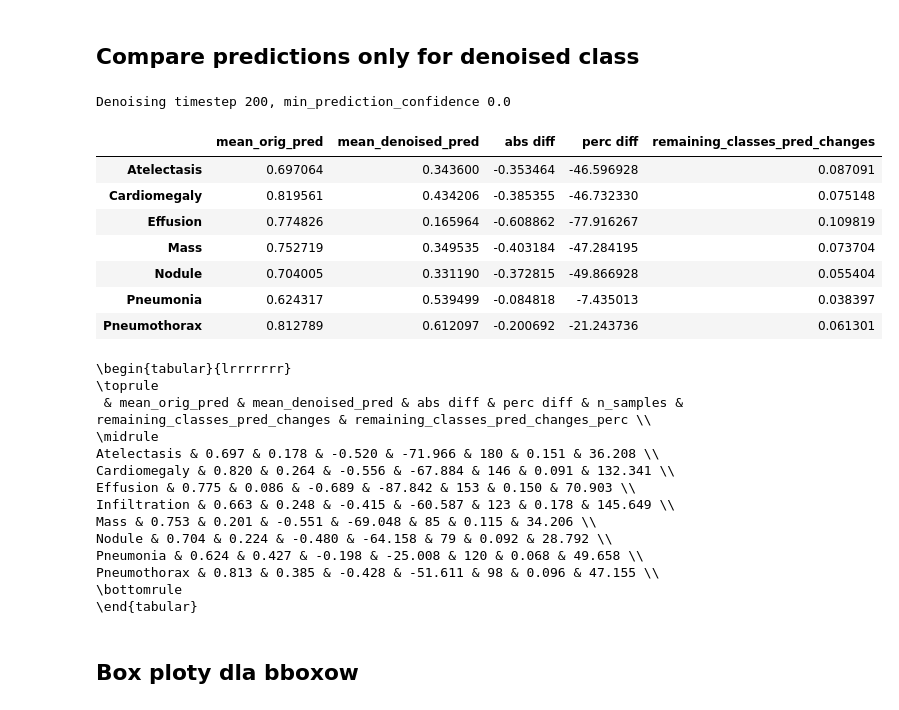
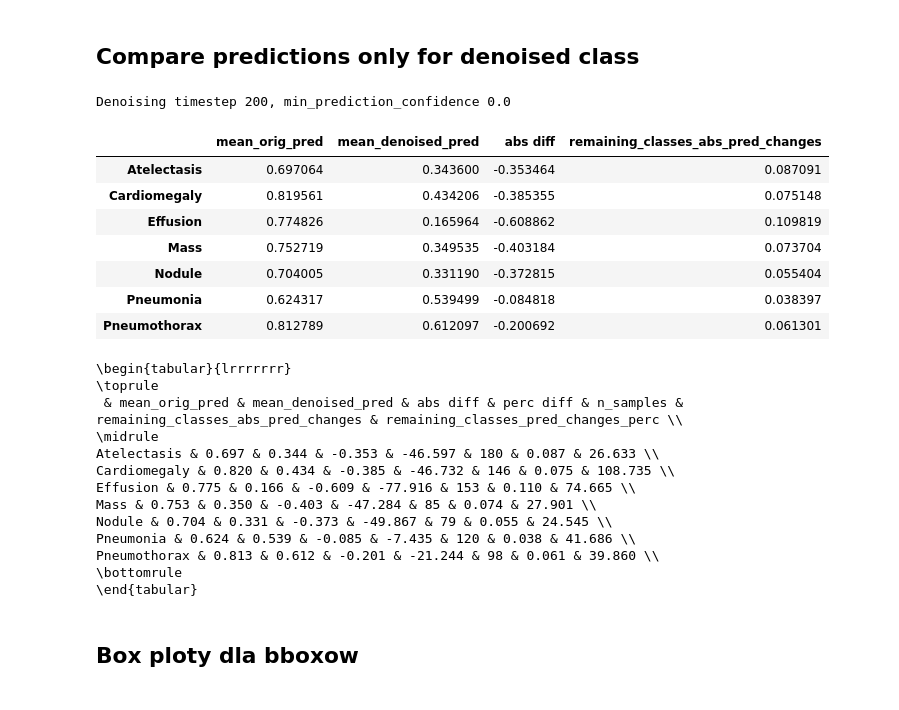
Before and after one commit to pskiers/Joint-Diffusion-in-Latent-Space, a Jupyter notebook: jk_sample_with_guidance_simple.ipynb, the cells around one changed output. Cells and saved outputs as stored; diff of their text form; code cells hidden in the pictures.

```diff
--- a/jk_sample_with_guidance_simple.ipynb
+++ b/jk_sample_with_guidance_simple.ipynb
@@ -25,5 +28,5 @@ print(len(x_samples))
 # %%
-idx_from_batch = 12
+idx_from_batch = 19
 fig, axes = plt.subplots(1, 3, figsize=(20, 15))
 
 
@@ -271,11 +277,11 @@ for cl_index, class_ in tqdm(enumerate(cl_list)):
 
         data_one_class.append([ref_pred.mean(), guided_pred.mean(), diff_raw, diff_perc, n_samples, remaining_classes_pred_diff, remaining_classes_pred_diff_perc])
 
-        del transformed_img_ref
-        del transformed_denoised_guided
-        del output_ref
-        del output_guided
-        del mask
+        # del transformed_img_ref
+        # del transformed_denoised_guided
+        # del output_ref
+        # del output_guided
+        # del mask
         torch.cuda.empty_cache()
     except:
        pass
@@ -301,34 +309,33 @@ Denoising timestep 200, min_prediction_confidence 0.0
 # %%
 print(f"Denoising timestep {T}, min_prediction_confidence {min_prediction_confidence}")
 df=pandas.DataFrame(data_one_class, columns=["mean_orig_pred", "mean_denoised_pred","abs diff", \
-    "perc diff", "n_samples", "remaining_classes_pred_changes", "remaining_classes_pred_changes_perc"], index=indexes)
+    "perc diff", "n_samples", "remaining_classes_abs_pred_changes", "remaining_classes_pred_changes_perc"], index=indexes)
 df= df.applymap(lambda x: x.item())
-df.drop(columns=[ "n_samples","remaining_classes_pred_changes_perc"]) #not really informative
+df.drop(columns=[ "n_samples","remaining_classes_pred_changes_perc","perc diff"]) #not really informative
 # %% [output]
 Denoising timestep 200, min_prediction_confidence 0.0
-|  | mean_orig_pred | mean_denoised_pred | abs diff | perc diff | remaining_classes_pred_changes |
-| Atelectasis | 0.697064 | 0.343600 | -0.353464 | -46.596928 | 0.087091 |
-| Cardiomegaly | 0.819561 | 0.434206 | -0.385355 | -46.732330 | 0.075148 |
-| Effusion | 0.774826 | 0.165964 | -0.608862 | -77.916267 | 0.109819 |
-| Mass | 0.752719 | 0.349535 | -0.403184 | -47.284195 | 0.073704 |
-| Nodule | 0.704005 | 0.331190 | -0.372815 | -49.866928 | 0.055404 |
-| Pneumonia | 0.624317 | 0.539499 | -0.084818 | -7.435013 | 0.038397 |
-| Pneumothorax | 0.812789 | 0.612097 | -0.200692 | -21.243736 | 0.061301 |
+|  | mean_orig_pred | mean_denoised_pred | abs diff | remaining_classes_abs_pred_changes |
+| Atelectasis | 0.697064 | 0.343600 | -0.353464 | 0.087091 |
+| Cardiomegaly | 0.819561 | 0.434206 | -0.385355 | 0.075148 |
+| Effusion | 0.774826 | 0.165964 | -0.608862 | 0.109819 |
+| Mass | 0.752719 | 0.349535 | -0.403184 | 0.073704 |
+| Nodule | 0.704005 | 0.331190 | -0.372815 | 0.055404 |
+| Pneumonia | 0.624317 | 0.539499 | -0.084818 | 0.038397 |
+| Pneumothorax | 0.812789 | 0.612097 | -0.200692 | 0.061301 |
 # %%
 print(df.to_latex(index=True, formatters={"name": str.upper},float_format="{:.3f}".format))
 # %% [output]
 \begin{tabular}{lrrrrrrr}
 \toprule
- & mean_orig_pred & mean_denoised_pred & abs diff & perc diff & n_samples & remaining_classes_pred_changes & remaining_classes_pred_changes_perc \\
+ & mean_orig_pred & mean_denoised_pred & abs diff & perc diff & n_samples & remaining_classes_abs_pred_changes & remaining_classes_pred_changes_perc \\
 \midrule
-Atelectasis & 0.697 & 0.178 & -0.520 & -71.966 & 180 & 0.151 & 36.208 \\
-Cardiomegaly & 0.820 & 0.264 & -0.556 & -67.884 & 146 & 0.091 & 132.341 \\
-Effusion & 0.775 & 0.086 & -0.689 & -87.842 & 153 & 0.150 & 70.903 \\
-Infiltration & 0.663 & 0.248 & -0.415 & -60.587 & 123 & 0.178 & 145.649 \\
-Mass & 0.753 & 0.201 & -0.551 & -69.048 & 85 & 0.115 & 34.206 \\
-Nodule & 0.704 & 0.224 & -0.480 & -64.158 & 79 & 0.092 & 28.792 \\
-Pneumonia & 0.624 & 0.427 & -0.198 & -25.008 & 120 & 0.068 & 49.658 \\
-Pneumothorax & 0.813 & 0.385 & -0.428 & -51.611 & 98 & 0.096 & 47.155 \\
+Atelectasis & 0.697 & 0.344 & -0.353 & -46.597 & 180 & 0.087 & 26.633 \\
+Cardiomegaly & 0.820 & 0.434 & -0.385 & -46.732 & 146 & 0.075 & 108.735 \\
+Effusion & 0.775 & 0.166 & -0.609 & -77.916 & 153 & 0.110 & 74.665 \\
+Mass & 0.753 & 0.350 & -0.403 & -47.284 & 85 & 0.074 & 27.901 \\
+Nodule & 0.704 & 0.331 & -0.373 & -49.867 & 79 & 0.055 & 24.545 \\
+Pneumonia & 0.624 & 0.539 & -0.085 & -7.435 & 120 & 0.038 & 41.686 \\
+Pneumothorax & 0.813 & 0.612 & -0.201 & -21.244 & 98 & 0.061 & 39.860 \\
 \bottomrule
 \end{tabular}
 # %% [markdown]
```
Also changed, not shown: parts of 5 cells of this notebook, 1 other file.
